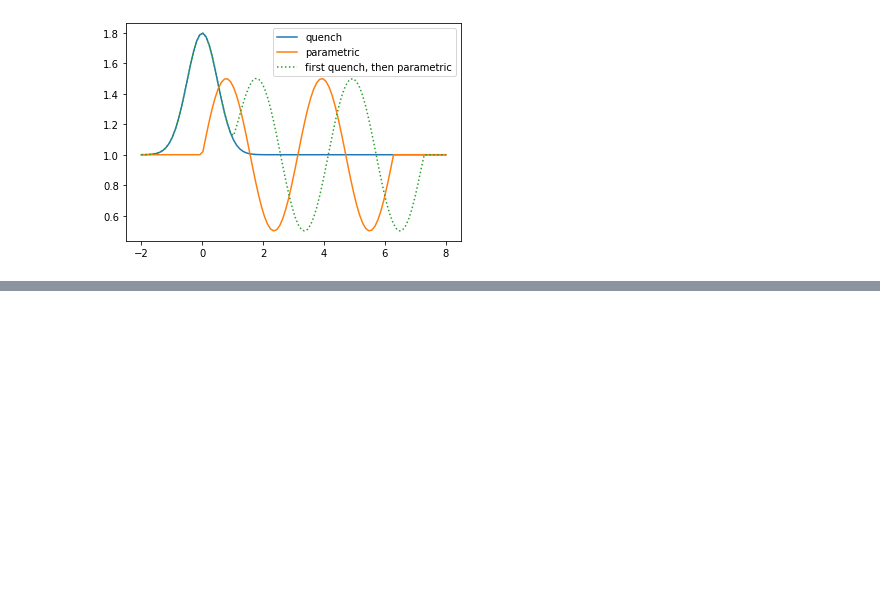
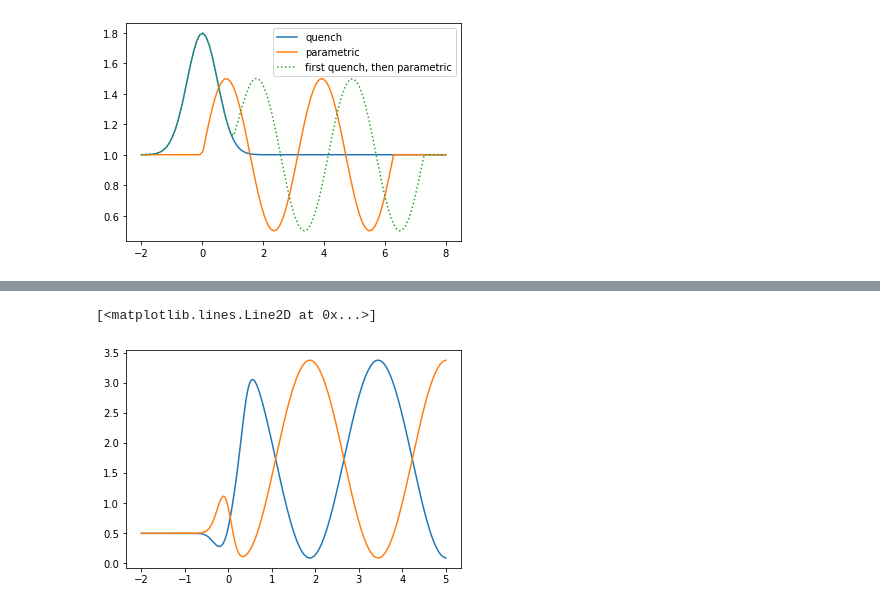
Before and after one commit to R-Thomm/Robin-Master, a Jupyter notebook: squeezed.ipynb, the cells around one changed output, grey strips where cells are left out. Drawn from its saved outputs; the diff is of its cells as text; code cells hidden in the pictures; blank space fills up the shorter version.

```diff
--- a/squeezed.ipynb
+++ b/squeezed.ipynb
@@ -87,0 +81,3 @@ resultQP = mesolve(H, psi0, timesQP, args=argsQP)
+# %%
+timesQ = np.linspace(-2,5,300)
+resultQ = mesolve(H, psi0, timesQ, args=argsQ)
@@ -100,0 +101,15 @@ plt.show()
+# %%
+# dimensionless position and momentum operators
+ad = create(n)
+a = destroy(n)
+x = 1/np.sqrt(2)*(ad + a)
+p = 1/np.sqrt(2)*(ad - a)
+
+# plot variance of x and p with time
+varX = expect(x*x.dag(), resultQ.states)
+varP = expect(p*p.dag(), resultQ.states)
+plt.plot(timesQ, varX, label = "variance of x")
+plt.plot(timesQ, varP, label = "variance of p")
+# %% [output]
+[<matplotlib.lines.Line2D at 0x...>]
+[figure, added]
```
Also changed, not shown: parts of 7 cells of this notebook.
